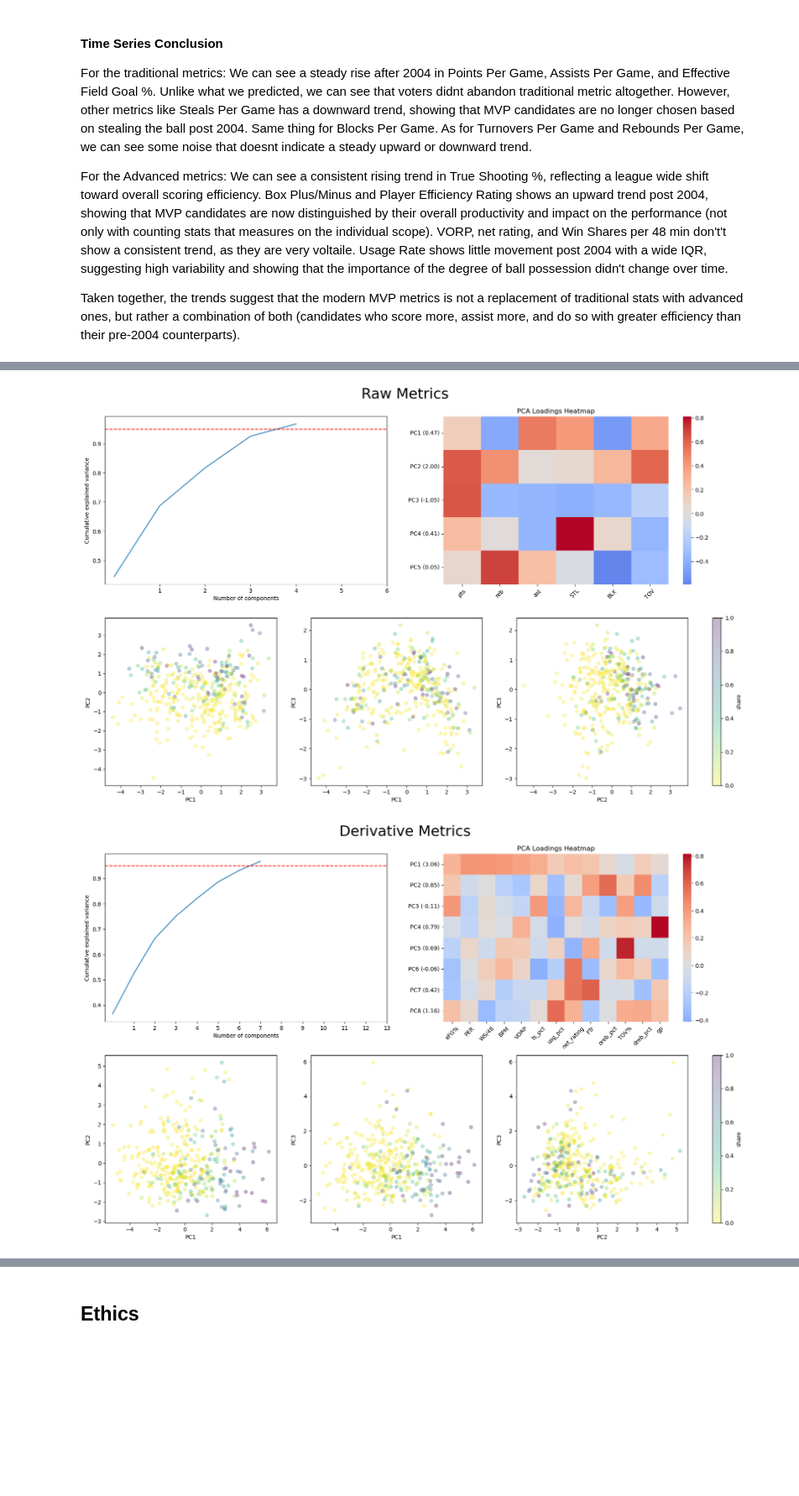
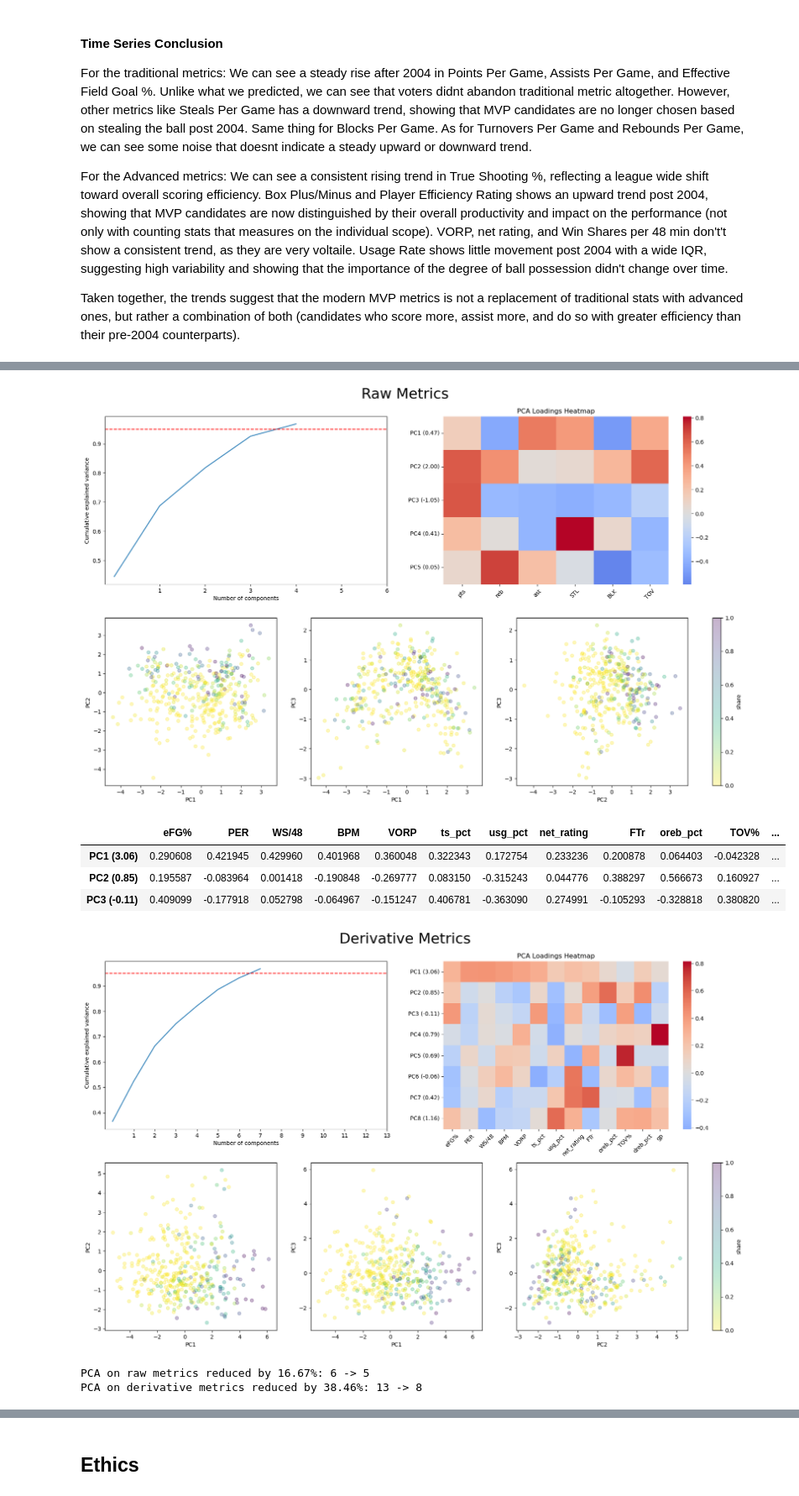
Before and after one commit to COGS108/Group-SP26-076, a Jupyter notebook: 02-EDACheckpoint.ipynb, the cells around one changed output, grey strips where cells are left out. Shown at 84% size. Saved outputs shown, nothing was run; the diff lists cells and outputs as text; code cells hidden in the pictures; blank space fills up the shorter version.

```diff
--- a/02-EDACheckpoint.ipynb
+++ b/02-EDACheckpoint.ipynb
@@ -1316,7 +1316,7 @@ derivative_metrics = [
 pca_single_counted_1 = [col for col in raw_metrics if col != 'gp']
 pca_single_counted_2 = derivative_metrics + ['gp']
 
-def run_pca_analysis(df, feature_cols, title, y_col='share', variance_thresh=0.95):
+def run_pca_analysis(df, feature_cols, title, y_col, variance_thresh):
     X = df[feature_cols]
     y = df[y_col]
     num_metrics = len(feature_cols)
@@ -1334,6 +1334,7 @@ def run_pca_analysis(df, feature_cols, title, y_col='share', variance_thresh=0.9
         columns=feature_cols,
         index=[f"PC{i+1} ({pipeline['pca'].components_[i].sum():.2f})" for i in range(pca_n_components)]
     )
+    display(loadings.iloc[:3])
 
     fig = plt.figure(figsize=(20, 12))
     fig.suptitle(title, fontsize=26, y=.94)
@@ -1376,25 +1377,30 @@ def run_pca_analysis(df, feature_cols, title, y_col='share', variance_thresh=0.9
     plt.colorbar(sc, ax=[ax1, ax2, ax3], label=y_col, fraction=0.02, pad=0.04)
     plt.tight_layout()
     plt.show()
-    return
 
-
+    return pca_n_components, num_metrics
 
 
 df_mvp = df_merged[df_merged['share'] > 0]
 df_mvp_0 = df_merged[df_merged['share'] <= 0]
 
-n_mvp_0_selection = (df_merged['share'] == 1).sum()
+n_mvp_0_selection = (df_mvp['share'] == 1).sum()
 df_mvp_0_sample = df_mvp_0.sample(n=n_mvp_0_selection, random_state=42)
 
 df_mvp_balanced = pd.concat([df_mvp, df_mvp_0_sample], ignore_index=True)
-
+y_col = 'share'
+variance_threshhold = 0.95
 
 #numeric_df_merged = (df_mvp.select_dtypes(include='number'))
 #numeric_df_mvp_X = numeric_df_merged.drop('share',axis=1)
 
 # run for each
-run_pca_analysis(df_mvp_balanced, pca_single_counted_1, title='Raw Metrics')
-run_pca_analysis(df_mvp_balanced, pca_single_counted_2, title='Derivative Metrics')
+n_pca_components_raw, num_metrics_raw = run_pca_analysis(df_mvp_balanced, pca_single_counted_1, title='Raw Metrics',y_col=y_col,variance_thresh=variance_threshhold)
+n_pca_components_derivative, num_metrics_derivative = run_pca_analysis(df_mvp_balanced, pca_single_counted_2, title='Derivative Metrics',y_col=y_col,variance_thresh=variance_threshhold)
+#run_pca_analysis(df_mvp_balanced, pca_single_counted_2, title='Derivative Metrics',y_col=y_col)
 #run_pca_analysis(df_mvp, numeric_df_mvp_X.columns.to_list(), title='All Metrics')
+
+
+print(f"PCA on raw metrics reduced by {(1-n_pca_components_raw/num_metrics_raw)*100:.2f}%: {num_metrics_raw} -> {n_pca_components_raw}")
+print(f"PCA on derivative metrics reduced by {(1-n_pca_components_derivative/num_metrics_derivative)*100:.2f}%: {num_metrics_derivative} -> {n_pca_components_derivative}")
 # %% [output]
@@ -1401,2 +1411,8 @@ run_pca_analysis(df_mvp_balanced, pca_single_counted_2, title='Derivative Metric
 [figure]
+|  | eFG% | PER | WS/48 | BPM | VORP | ts_pct | usg_pct | net_rating | FTr | oreb_pct | TOV% | ... |
+| PC1 (3.06) | 0.290608 | 0.421945 | 0.429960 | 0.401968 | 0.360048 | 0.322343 | 0.172754 | 0.233236 | 0.200878 | 0.064403 | -0.042328 | ... |
+| PC2 (0.85) | 0.195587 | -0.083964 | 0.001418 | -0.190848 | -0.269777 | 0.083150 | -0.315243 | 0.044776 | 0.388297 | 0.566673 | 0.160927 | ... |
+| PC3 (-0.11) | 0.409099 | -0.177918 | 0.052798 | -0.064967 | -0.151247 | 0.406781 | -0.363090 | 0.274991 | -0.105293 | -0.328818 | 0.380820 | ... |
 [figure]
+PCA on raw metrics reduced by 16.67%: 6 -> 5
+PCA on derivative metrics reduced by 38.46%: 13 -> 8
```
Also changed, not shown: parts of 4 cells of this notebook.
